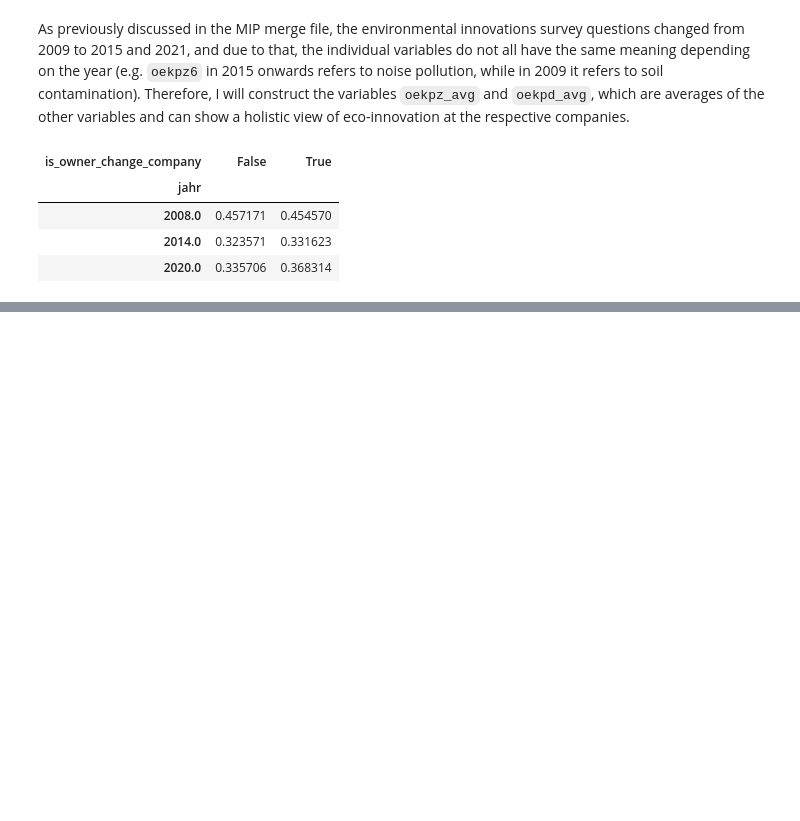
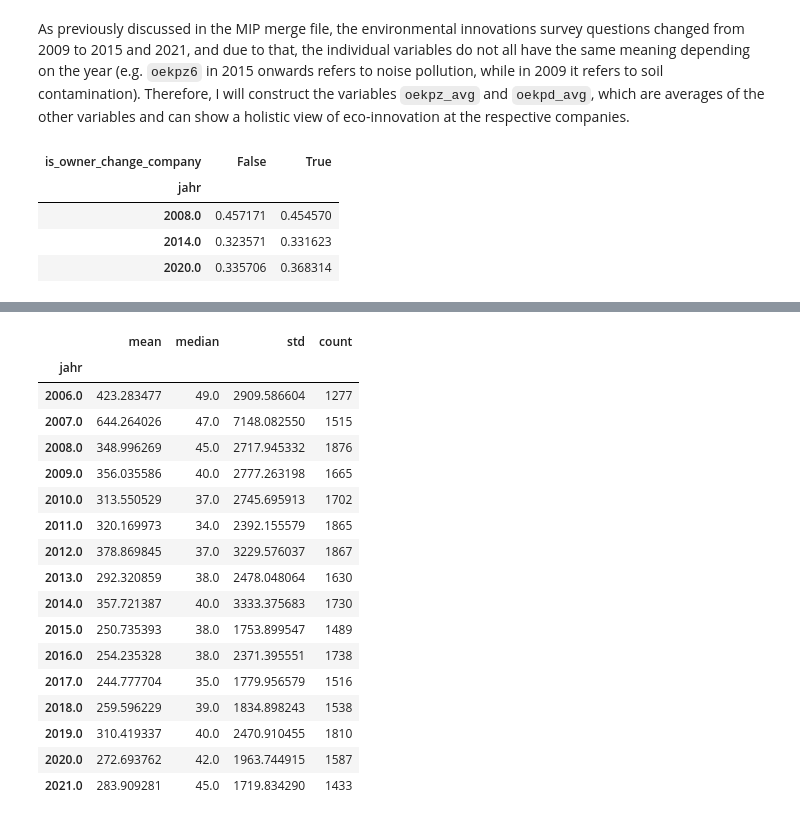
Before and after one commit to lucasanolte/bachelorarbeit, a Jupyter notebook: MIP_analysis.ipynb, the cells around one changed output, grey strips where cells are left out. Saved outputs shown, nothing was run; the diff lists cells and outputs as text; code cells hidden in the pictures; blank space fills up the shorter version.

```diff
--- a/MIP_analysis.ipynb
+++ b/MIP_analysis.ipynb
@@ -60,0 +92,21 @@ pd.crosstab(index=df_merged_companies["jahr"], columns=df_merged_companies["is_o
+# %%
+df_merged_companies[df_merged_companies["is_owner_change_company"] == True].groupby(["jahr"])["bges"].agg(['mean', 'median', 'std', 'count'])
+# %% [output]
+|  | mean | median | std | count |
+| jahr |  |  |  |  |
+| 2006.0 | 423.283477 | 49.0 | 2909.586604 | 1277 |
+| 2007.0 | 644.264026 | 47.0 | 7148.082550 | 1515 |
+| 2008.0 | 348.996269 | 45.0 | 2717.945332 | 1876 |
+| 2009.0 | 356.035586 | 40.0 | 2777.263198 | 1665 |
+| 2010.0 | 313.550529 | 37.0 | 2745.695913 | 1702 |
+| 2011.0 | 320.169973 | 34.0 | 2392.155579 | 1865 |
+| 2012.0 | 378.869845 | 37.0 | 3229.576037 | 1867 |
+| 2013.0 | 292.320859 | 38.0 | 2478.048064 | 1630 |
+| 2014.0 | 357.721387 | 40.0 | 3333.375683 | 1730 |
+| 2015.0 | 250.735393 | 38.0 | 1753.899547 | 1489 |
+| 2016.0 | 254.235328 | 38.0 | 2371.395551 | 1738 |
+| 2017.0 | 244.777704 | 35.0 | 1779.956579 | 1516 |
+| 2018.0 | 259.596229 | 39.0 | 1834.898243 | 1538 |
+| 2019.0 | 310.419337 | 40.0 | 2470.910455 | 1810 |
+| 2020.0 | 272.693762 | 42.0 | 1963.744915 | 1587 |
+| 2021.0 | 283.909281 | 45.0 | 1719.834290 | 1433 |
```
Also changed, not shown: parts of 11 cells of this notebook, 1 other file.
